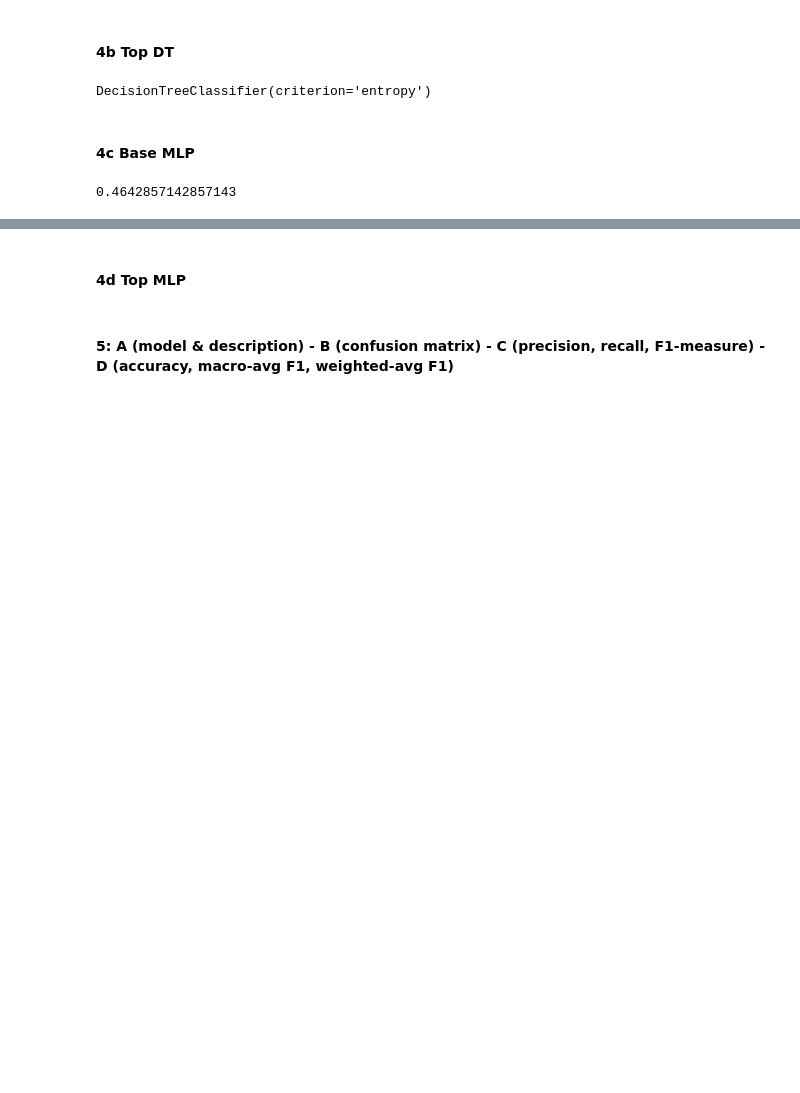
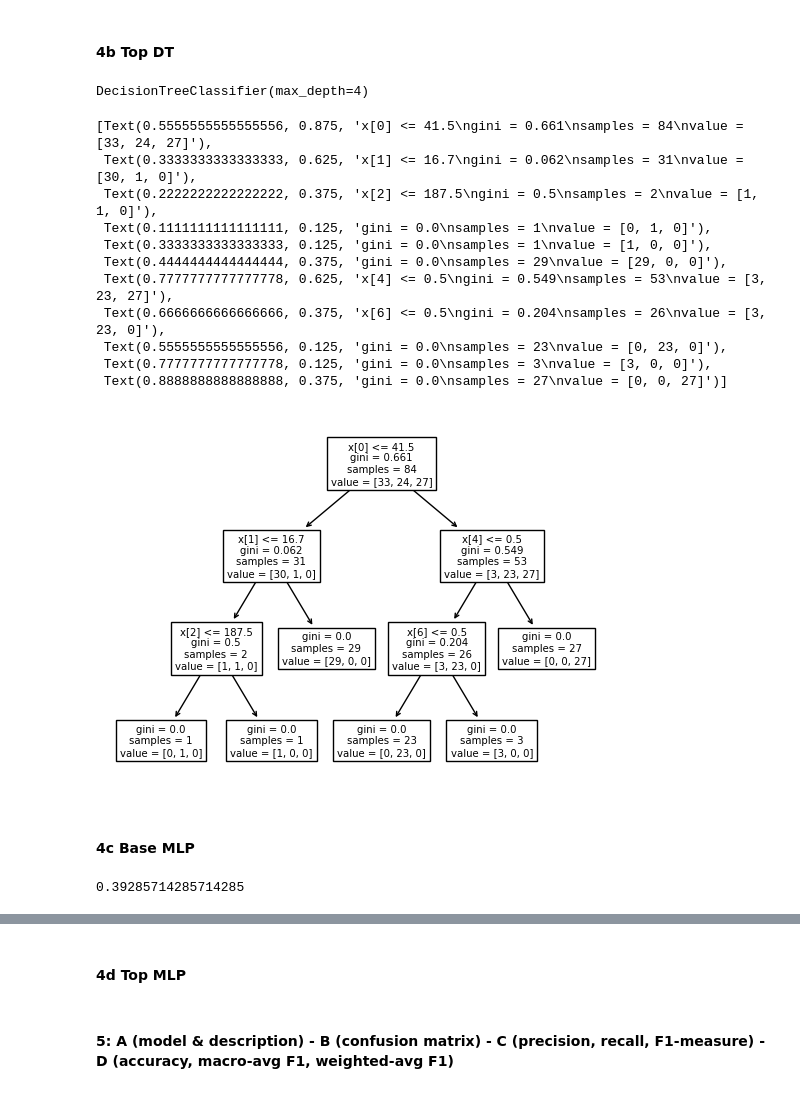
Before and after one commit to georgia1515/RoboBrains472, a Jupyter notebook: PenguinsAbalone/deliverable.ipynb, the cells around one changed output, grey strips where cells are left out. Cells and saved outputs as stored; diff of their text form; code cells hidden in the pictures; blank space fills up the shorter version.

```diff
--- a/PenguinsAbalone/deliverable.ipynb
+++ b/PenguinsAbalone/deliverable.ipynb
@@ -122,28 +124,40 @@ tree.plot_tree(dtc_abalone)
 # %%
 params_grid = {
     'criterion': ['gini', 'entropy'],
     'max_depth': [4, 6, None],
     'min_samples_split': [2, 4, 6],
 }
 
 # i. Penguins
 topDTC_penguins = tree.DecisionTreeClassifier()
 grid_search_penguins = GridSearchCV(estimator=topDTC_penguins, param_grid=params_grid)
 
 grid_search_penguins.fit(X_penguinsTrain, y_penguinsTrain)
 # print(grid_search.best_score_)
 print(grid_search_penguins.best_estimator_)
 # print(grid_search_penguins.best_params_)
 best_dt_classifier = grid_search_penguins.best_estimator_
 
-# best_dt_classifier.fit(X_penguinsTest, y_penguinsTest)
-# tree.plot_tree(grid_search.best_estimator_)
+best_dt_classifier.fit(X_penguinsTest, y_penguinsTest)
+tree.plot_tree(grid_search_penguins.best_estimator_)
 
 # FOR LATER IN STEP 6
 # accuracy = best_dt_classifier.score(X_penguinsTrain, y_penguinsTrain)
 # print('Penguins Decision Tree Accuracy: ', accuracy)
 # %% [output]
-DecisionTreeClassifier(criterion='entropy')
+DecisionTreeClassifier(max_depth=4)
+[Text(0.5555555555555556, 0.875, 'x[0] <= 41.5\ngini = 0.661\nsamples = 84\nvalue = [33, 24, 27]'),
+ Text(0.3333333333333333, 0.625, 'x[1] <= 16.7\ngini = 0.062\nsamples = 31\nvalue = [30, 1, 0]'),
+ Text(0.2222222222222222, 0.375, 'x[2] <= 187.5\ngini = 0.5\nsamples = 2\nvalue = [1, 1, 0]'),
+ Text(0.1111111111111111, 0.125, 'gini = 0.0\nsamples = 1\nvalue = [0, 1, 0]'),
+ Text(0.3333333333333333, 0.125, 'gini = 0.0\nsamples = 1\nvalue = [1, 0, 0]'),
+ Text(0.4444444444444444, 0.375, 'gini = 0.0\nsamples = 29\nvalue = [29, 0, 0]'),
+ Text(0.7777777777777778, 0.625, 'x[4] <= 0.5\ngini = 0.549\nsamples = 53\nvalue = [3, 23, 27]'),
+ Text(0.6666666666666666, 0.375, 'x[6] <= 0.5\ngini = 0.204\nsamples = 26\nvalue = [3, 23, 0]'),
+ Text(0.5555555555555556, 0.125, 'gini = 0.0\nsamples = 23\nvalue = [0, 23, 0]'),
+ Text(0.7777777777777778, 0.125, 'gini = 0.0\nsamples = 3\nvalue = [3, 0, 0]'),
+ Text(0.8888888888888888, 0.375, 'gini = 0.0\nsamples = 27\nvalue = [0, 0, 27]')]
+[figure, added]
 # %%
 # ii. Abalone
 
@@ -168,7 +182,7 @@ clf = MLPClassifier(hidden_layer_sizes=(100, 100) ,activation='logistic', solver
 clf.fit(X_penguinsTrain, y_penguinsTrain)
 clf.score(X_penguinsTest, y_penguinsTest)
 # %% [output]
-0.4642857142857143
+0.39285714285714285
 # %%
 # ii. Abalone
 clf.fit(X_abaloneTrain, y_abaloneTrain)
```
Also changed, not shown: parts of 70 cells of this notebook.
